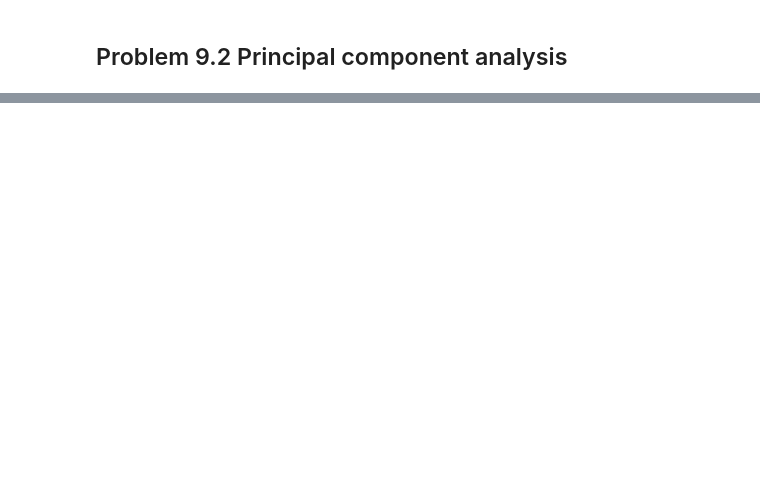
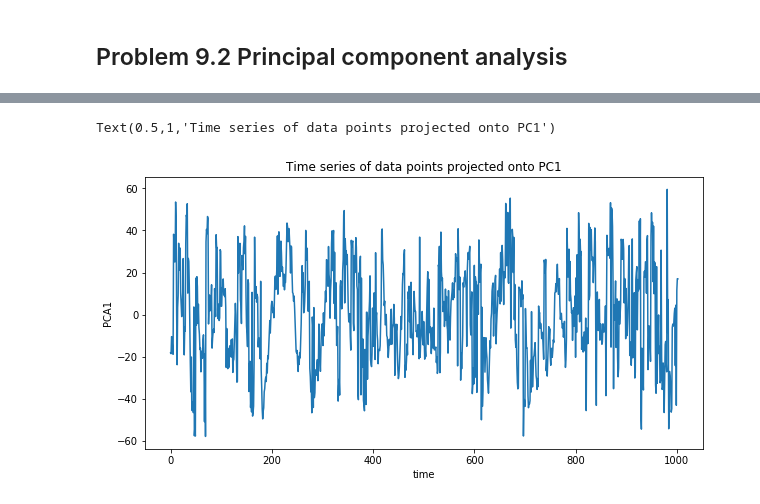
Before and after one commit to evabertalan/comp_physics, a Jupyter notebook: 9/9_Data_Analysis.ipynb, the cells around one changed output, grey strips where cells are left out. Saved outputs shown, nothing was run; the diff lists cells and outputs as text; code cells hidden in the pictures; blank space fills up the shorter version.

```diff
--- a/9/9_Data_Analysis.ipynb
+++ b/9/9_Data_Analysis.ipynb
@@ -60,0 +158,9 @@ print(traj)
+# %%
+plt.figure(figsize=(10,5))
+plt.plot(X_pca[:,0])
+plt.xlabel('time')
+plt.ylabel('PCA1')
+plt.title('Time series of data points projected onto PC1')
+# %% [output]
+Text(0.5,1,'Time series of data points projected onto PC1')
+[figure, added]
```
Also changed, not shown: parts of 24 cells of this notebook.
